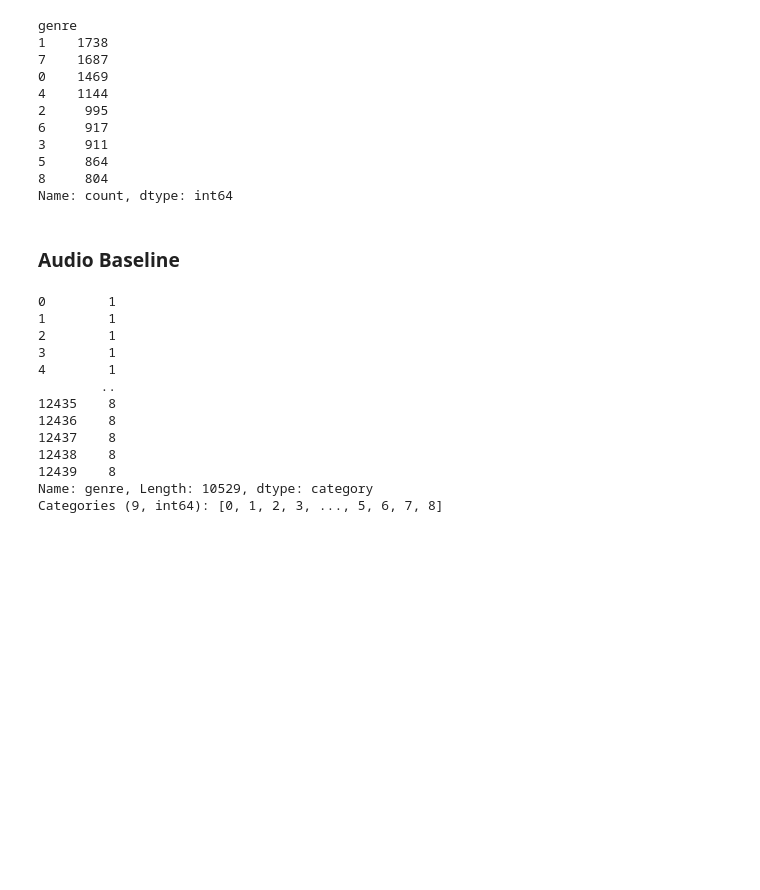
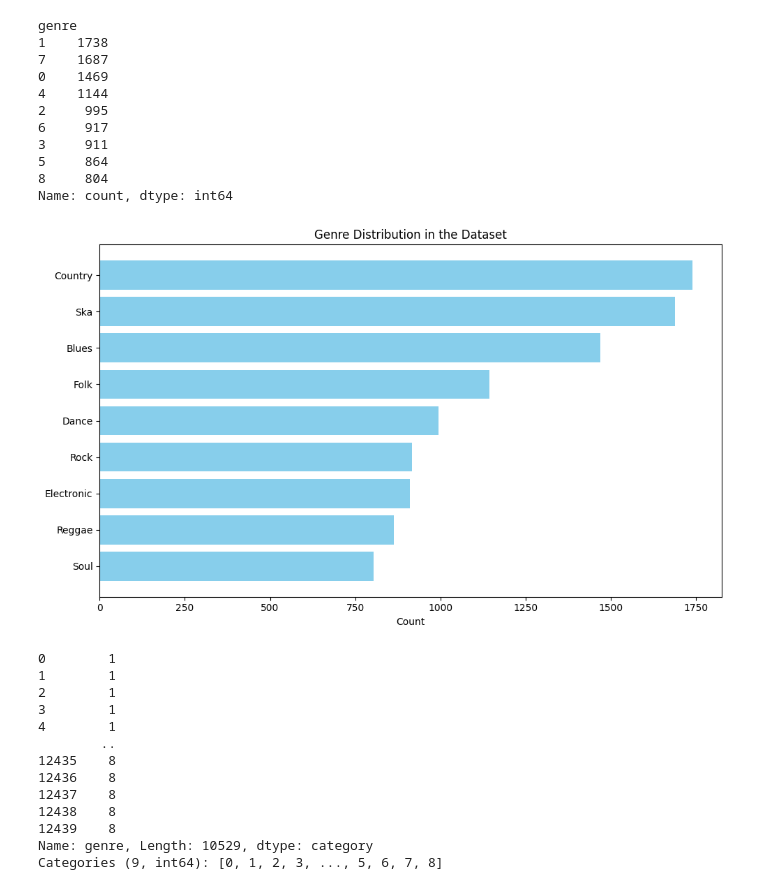
Before and after one commit to HanBiru/text_mining_project-TDDE16, a Jupyter notebook: Classification.ipynb, the cells around one changed output. Saved outputs shown, nothing was run; the diff lists cells and outputs as text; code cells hidden in the pictures; blank space fills up the shorter version.

```diff
--- a/Classification.ipynb
+++ b/Classification.ipynb
@@ -124,8 +124,21 @@ genre
 5     864
 8     804
 Name: count, dtype: int64
-# %% [markdown]
-### Audio Baseline
+# %%
+# from GPT
+genres = ["Country", "Ska", "Blues", "Folk", "Dance", "Rock", "Electronic", "Reggae", "Soul"]
+counts = [1738, 1687, 1469, 1144, 995, 917, 911, 864, 804]
+
+plt.figure(figsize=(10,6))
+plt.barh(genres, counts, color='skyblue')
+plt.xlabel('Count')
+plt.title('Genre Distribution in the Dataset')
+plt.gca().invert_yaxis()  # Invert y-axis to have the genre with the highest count at the top
+plt.tight_layout()
+plt.savefig('genre_distribution.png')
+plt.show()
+# %% [output]
+[figure, added]
 # %%
 data.genre
 # %% [output]
```
Also changed, not shown: parts of 49 cells of this notebook, 14 other files.
